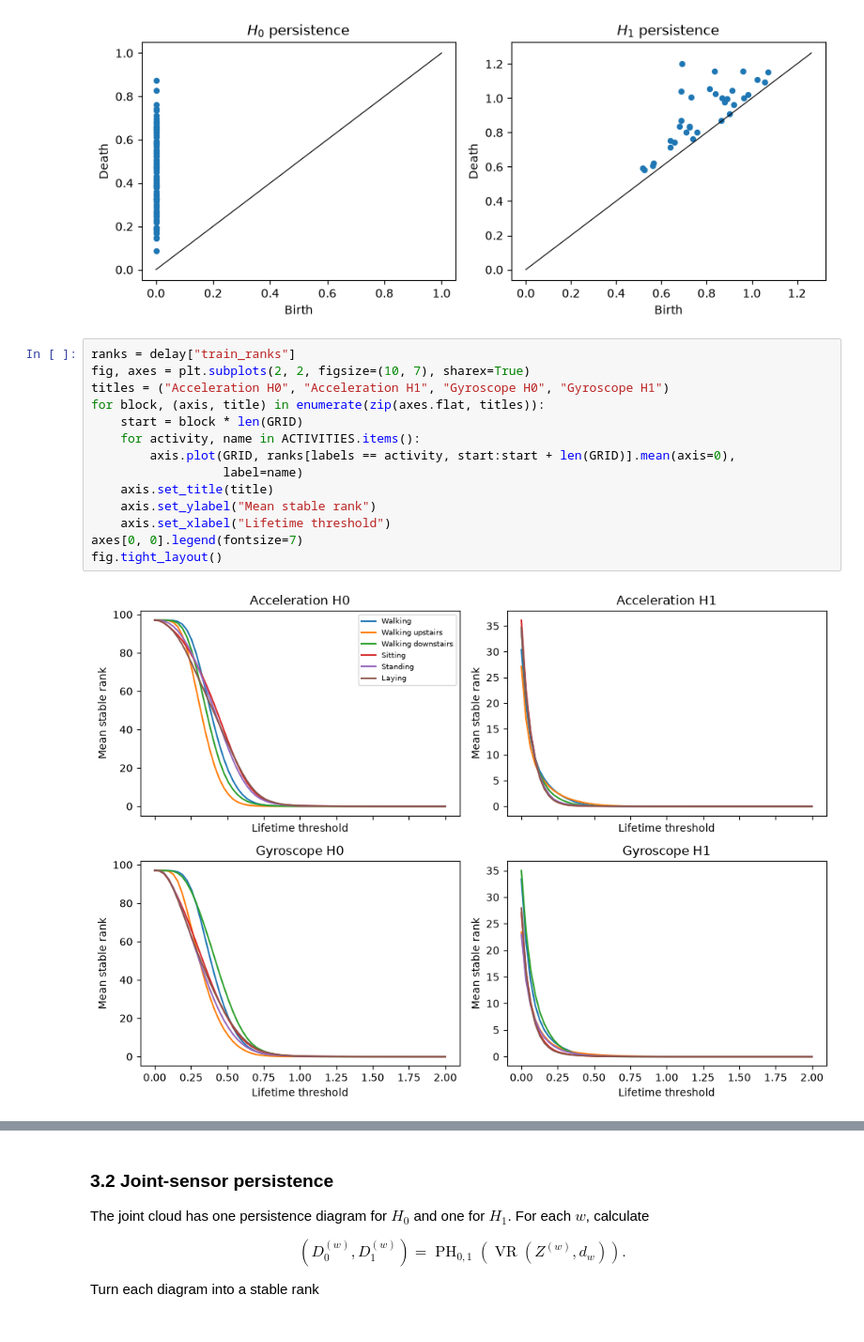
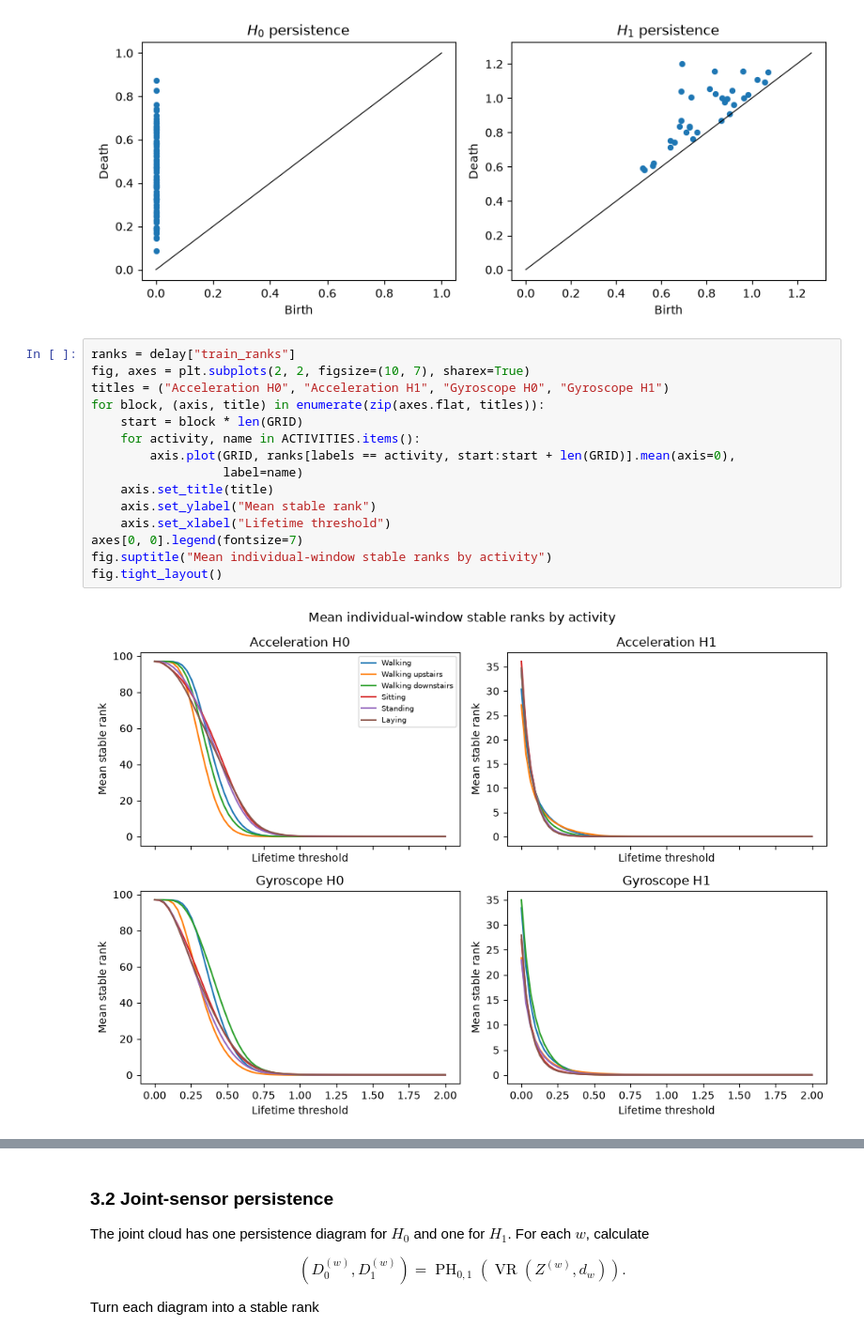
Before and after one commit to tagesk-tech/TDA-2956, a Jupyter notebook: analysis.ipynb, the cells around one changed output, grey strips where cells are left out. Shown at 94% size. Drawn from its saved outputs; the diff is of its cells as text.

Commit message:
Clarify stable rank analysis in notebook

```diff
--- a/analysis.ipynb
+++ b/analysis.ipynb
@@ -262,16 +282,17 @@ fig.tight_layout()
 # %%
 ranks = delay["train_ranks"]
 fig, axes = plt.subplots(2, 2, figsize=(10, 7), sharex=True)
 titles = ("Acceleration H0", "Acceleration H1", "Gyroscope H0", "Gyroscope H1")
 for block, (axis, title) in enumerate(zip(axes.flat, titles)):
     start = block * len(GRID)
     for activity, name in ACTIVITIES.items():
         axis.plot(GRID, ranks[labels == activity, start:start + len(GRID)].mean(axis=0),
                   label=name)
     axis.set_title(title)
     axis.set_ylabel("Mean stable rank")
     axis.set_xlabel("Lifetime threshold")
 axes[0, 0].legend(fontsize=7)
+fig.suptitle("Mean individual-window stable ranks by activity")
 fig.tight_layout()
 # %% [output]
-[figure, old version]
+[figure, new version]
```
Also changed, not shown: parts of 7 cells of this notebook, 1 other file.
